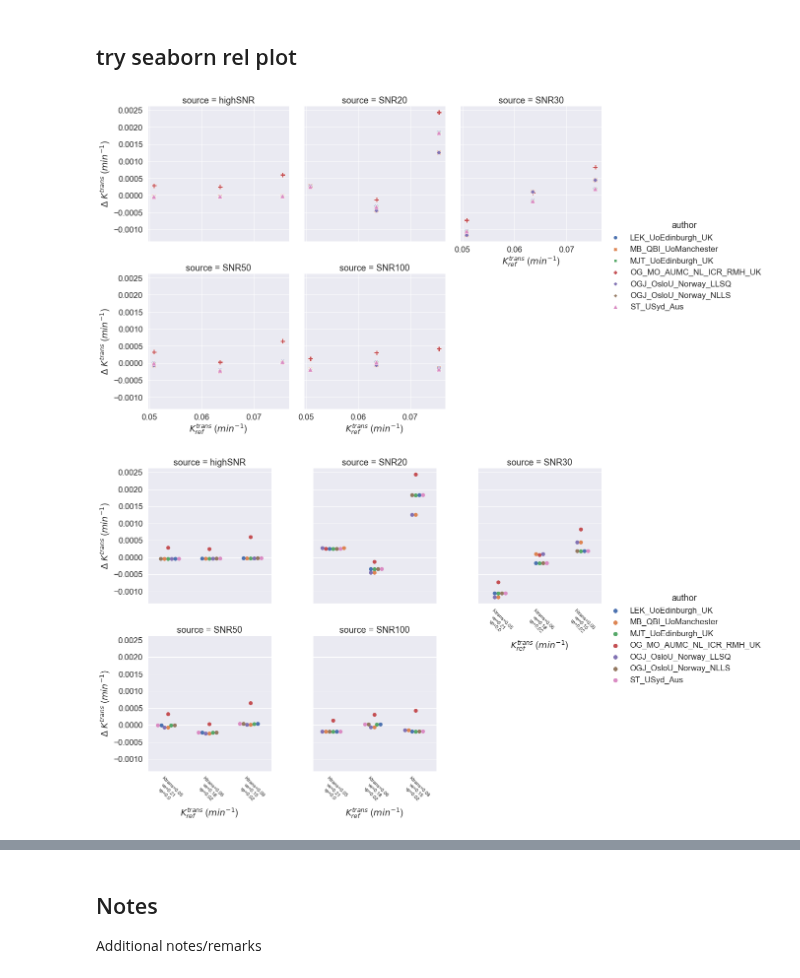
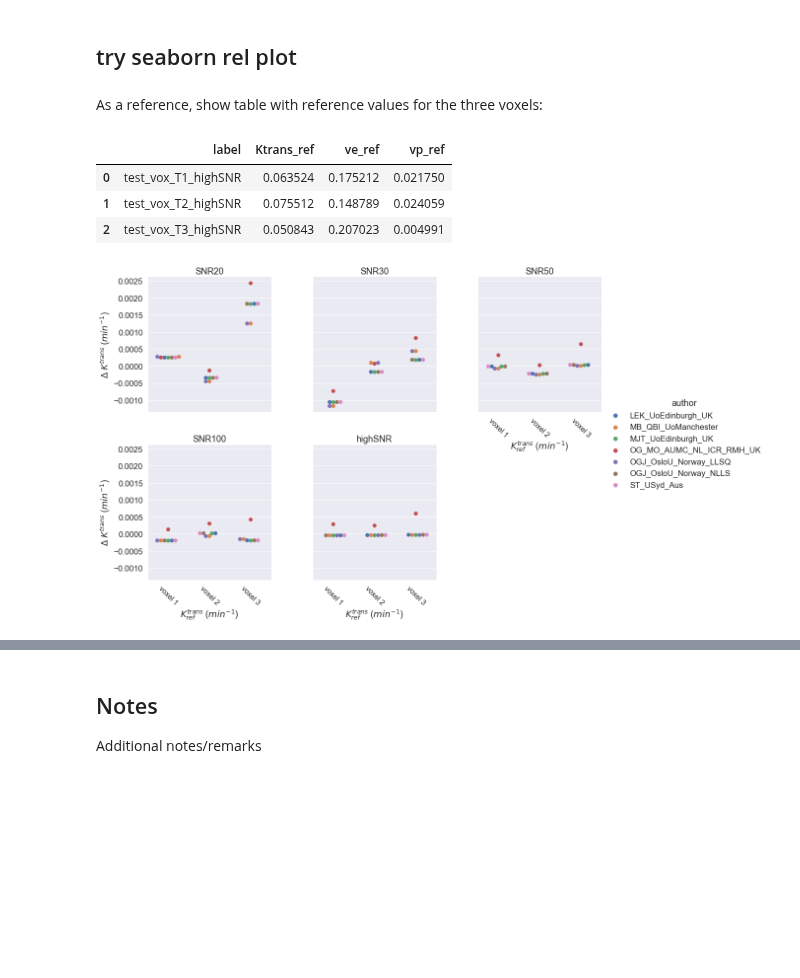
Before and after one commit to OSIPI/DCE-DSC-MRI_CodeCollection, a Jupyter notebook: notebooks/ExtendedToftsModel.ipynb, the cells around one changed output, grey strips where cells are left out. Saved outputs shown, nothing was run; the diff lists cells and outputs as text; code cells hidden in the pictures; blank space fills up the shorter version.

Commit message:
updated preferred Ktrans fig in extTofts notebook

```diff
--- a/notebooks/ExtendedToftsModel.ipynb
+++ b/notebooks/ExtendedToftsModel.ipynb
@@ -290,32 +290,35 @@ fig.tight_layout()
 # %% [markdown]
 ## try seaborn rel plot
 # %%
-sns.set(font_scale=1.5)
+# not chosen as solution, remove later
+#sns.set(font_scale=1.5)
 
-rel_fig = sns.relplot(x="Ktrans_ref", y="error_Ktrans", hue="author",style='author',
-            col="source", data=df[~df['delay']], col_wrap=3, s = 100)
-rel_fig.set_xlabels("$K^{trans}_{ref}$ ($min^{-1}$)", clear_inner=False)
-rel_fig.set_ylabels("$\Delta$ $K^{trans}$ ($min^{-1}$)", clear_inner=False);
+#rel_fig = sns.relplot(x="Ktrans_ref", y="error_Ktrans", hue="author",style='author',
+#            col="source", data=df[~df['delay']], col_wrap=3, s = 100)
+#rel_fig.set_xlabels("$K^{trans}_{ref}$ ($min^{-1}$)", clear_inner=False)
+#rel_fig.set_ylabels("$\Delta$ $K^{trans}$ ($min^{-1}$)", clear_inner=False);
-# %% [output]
-[figure, removed]
+# %% [markdown]
+As a reference, show table with reference values for the three voxels:
+# %%
+df.head(n=3)[['label','Ktrans_ref','ve_ref','vp_ref']]
+# %% [output]
+|  | label | Ktrans_ref | ve_ref | vp_ref |
+| 0 | test_vox_T1_highSNR | 0.063524 | 0.175212 | 0.021750 |
+| 1 | test_vox_T2_highSNR | 0.075512 | 0.148789 | 0.024059 |
+| 2 | test_vox_T3_highSNR | 0.050843 | 0.207023 | 0.004991 |
 # %%
 # try with factorplot and swarm
+sns.set(font_scale=1.5)
 g = sns.catplot(x='Ktrans_ref', y="error_Ktrans",
               data=df[~df['delay']], hue="author",
-              col="source", kind="swarm",
+              col="source", col_order=["SNR20","SNR30","SNR50","SNR100","highSNR"],kind="swarm",
               col_wrap=3, s=8)
+g.set_titles(col_template = "{col_name}")
 g.set_xlabels("$K^{trans}_{ref}$ ($min^{-1}$)", clear_inner=False)
 g.set_ylabels("$\Delta$ $K^{trans}$ ($min^{-1}$)", clear_inner=False);
 
-# the way I did the xticks is probably not the best way to do this.....it works for this case, where each voxel has a combination of one Ktrans, ve, vp. But for other models, there might be more combinations of parameters.
-Ktrans_unique = df.Ktrans_ref.unique()
-ve_unique = df.ve_ref.unique()
-vp_unique = df.vp_ref.unique()
-x1 = "Ktrans=" + str(np.around(Ktrans_unique[0],decimals=2)) + "\nve="+ str(np.around(ve_unique[0],decimals=2))+ "\nvp="+ str(np.around(vp_unique[0],decimals=2))
-x2 = "Ktrans=" + str(np.around(Ktrans_unique[1],decimals=2)) + "\nve="+ str(np.around(ve_unique[1],decimals=2))+ "\nvp="+ str(np.around(vp_unique[1],decimals=2))
-x3 = "Ktrans=" + str(np.around(Ktrans_unique[2],decimals=2)) + "\nve="+ str(np.around(ve_unique[2],decimals=2))+ "\nvp="+ str(np.around(vp_unique[2],decimals=2))
-g.set_xticklabels([x3, x1, x2],rotation=-45, fontsize=10)
+g.set_xticklabels(['voxel 1', 'voxel 2', 'voxel 3'],rotation=-45, fontsize=15)
 plt.show()
 # %% [output]
-[figure, old version]
+[figure, new version]
 # %%
```
Also changed, not shown: parts of 2 cells of this notebook.
